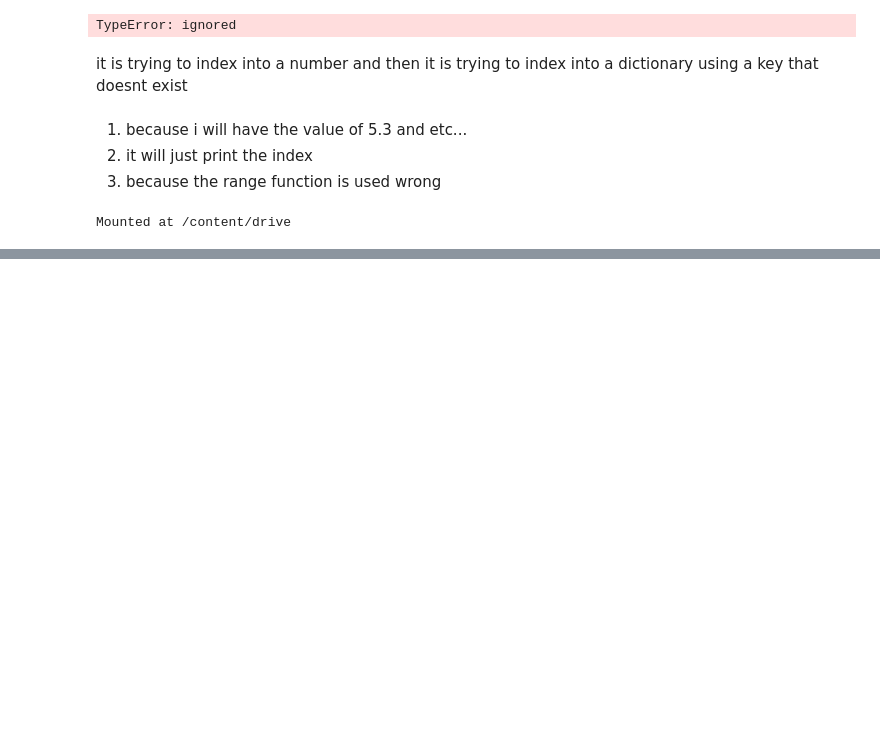
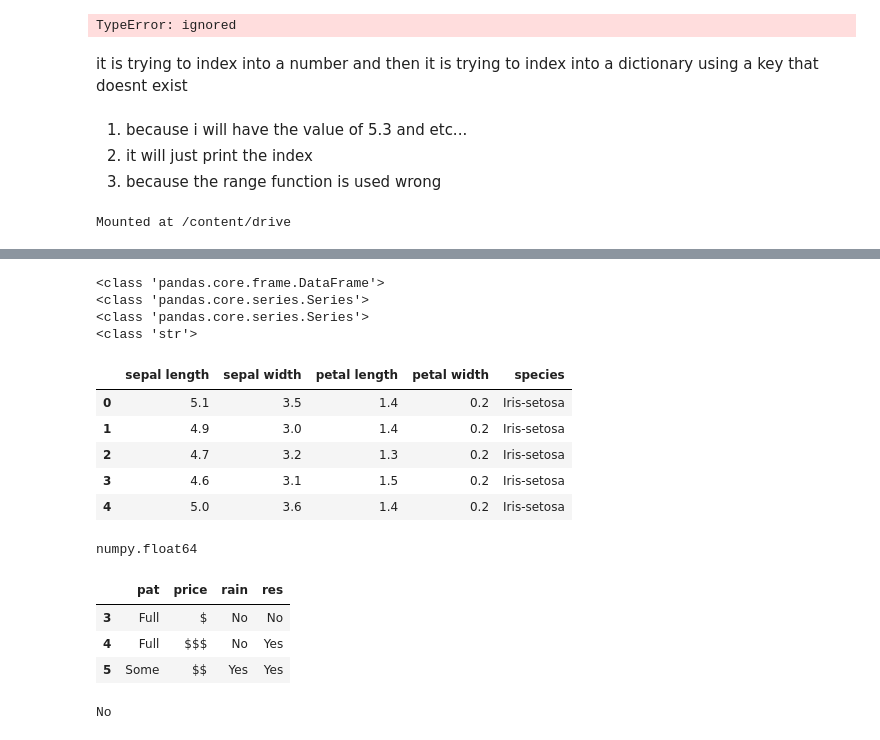
Before and after one commit to Nathan499/CS-167, a Jupyter notebook: Day01_notes.ipynb, the cells around one changed output, grey strips where cells are left out. Cells and saved outputs as stored; diff of their text form; code cells hidden in the pictures; blank space fills up the shorter version.

```diff
--- a/Day01_notes.ipynb
+++ b/Day01_notes.ipynb
@@ -203,0 +302,35 @@ FileNotFoundError: ignored
+# %%
+print(type(data))
+print(type(data['est']))
+print(type(data.loc[0]))
+print(type(data.iloc[3,8]))
+# %% [output]
+<class 'pandas.core.frame.DataFrame'>
+<class 'pandas.core.series.Series'>
+<class 'pandas.core.series.Series'>
+<class 'str'>
+# %%
+data1 = pd.read_csv('/content/drive/MyDrive/CS 167/irisData.csv')
+data1.head()
+# %% [output]
+|  | sepal length | sepal width | petal length | petal width | species |
+| 0 | 5.1 | 3.5 | 1.4 | 0.2 | Iris-setosa |
+| 1 | 4.9 | 3.0 | 1.4 | 0.2 | Iris-setosa |
+| 2 | 4.7 | 3.2 | 1.3 | 0.2 | Iris-setosa |
+| 3 | 4.6 | 3.1 | 1.5 | 0.2 | Iris-setosa |
+| 4 | 5.0 | 3.6 | 1.4 | 0.2 | Iris-setosa |
+# %%
+type(data1['sepal length'].loc[0])
+# %% [output]
+numpy.float64
+# %%
+data.iloc[3:6, 4:8]
+# %% [output]
+|  | pat | price | rain | res |
+| 3 | Full | $ | No | No |
+| 4 | Full | $$$ | No | Yes |
+| 5 | Some | $$ | Yes | Yes |
+# %%
+print(data['rain'].iloc[4])
+# %% [output]
+No
```
Also changed, not shown: parts of 13 cells of this notebook.
